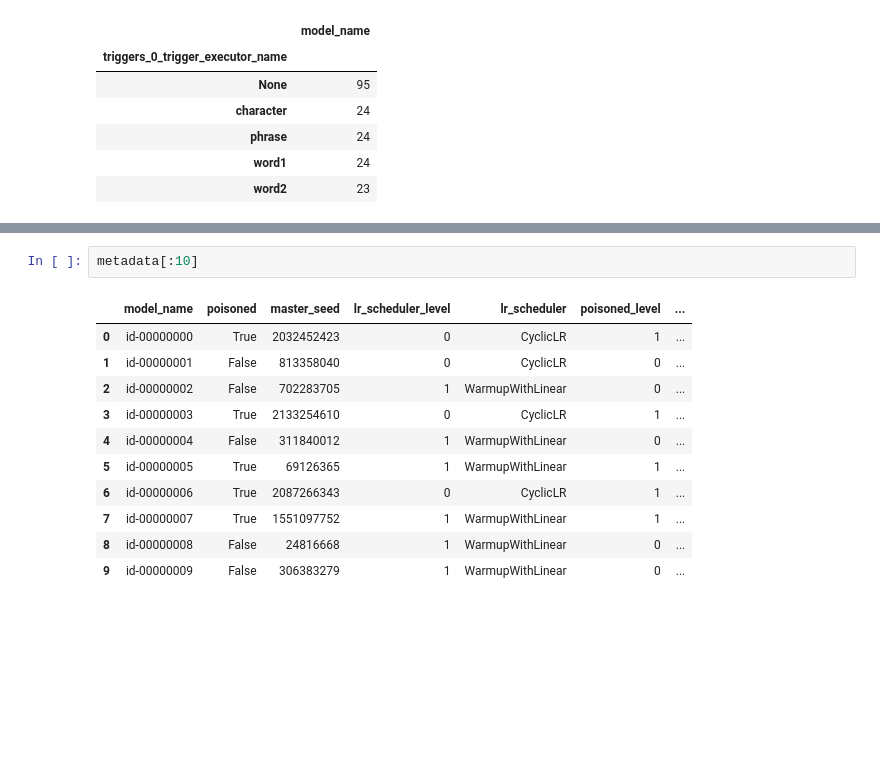
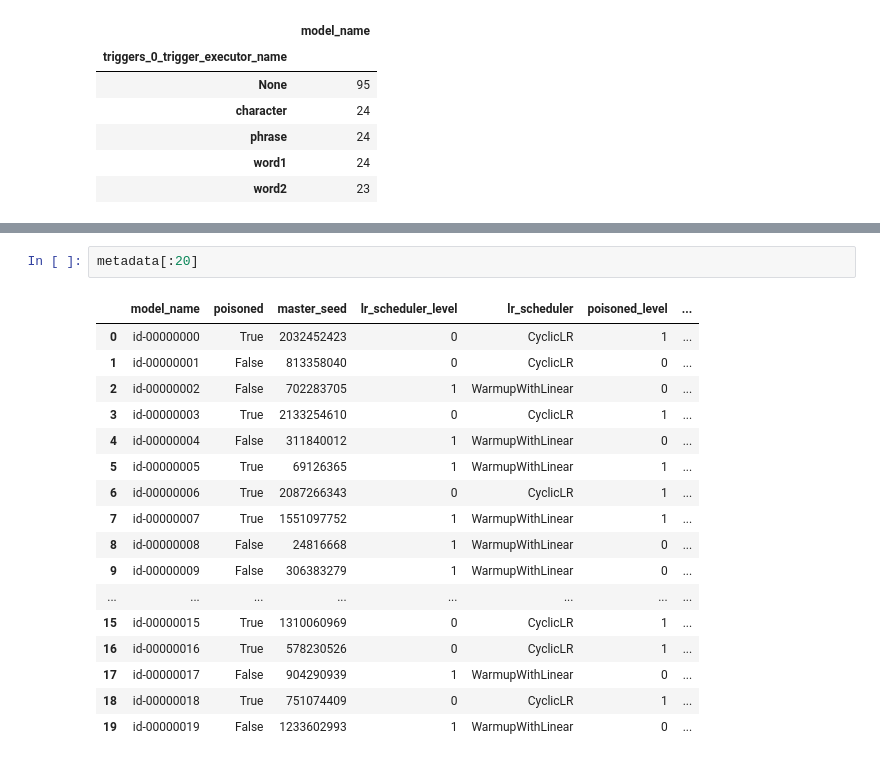
Before and after one commit to utrerf/TrojAI, a Jupyter notebook: NLP/round7/results_plots.ipynb, the cells around one changed output, grey strips where cells are left out. Drawn from its saved outputs; the diff is of its cells as text; blank space fills up the shorter version.

```diff
--- a/NLP/round7/results_plots.ipynb
+++ b/NLP/round7/results_plots.ipynb
@@ -275,14 +260,20 @@ df[df['model_name']=='id-00000188'].sort_values('trigger_asr')
 # %%
-metadata[:10]
+metadata[:20]
 # %% [output]
 |  | model_name | poisoned | master_seed | lr_scheduler_level | lr_scheduler | poisoned_level | ... |
 | 0 | id-00000000 | True | 2032452423 | 0 | CyclicLR | 1 | ... |
 | 1 | id-00000001 | False | 813358040 | 0 | CyclicLR | 0 | ... |
 | 2 | id-00000002 | False | 702283705 | 1 | WarmupWithLinear | 0 | ... |
 | 3 | id-00000003 | True | 2133254610 | 0 | CyclicLR | 1 | ... |
 | 4 | id-00000004 | False | 311840012 | 1 | WarmupWithLinear | 0 | ... |
 | 5 | id-00000005 | True | 69126365 | 1 | WarmupWithLinear | 1 | ... |
 | 6 | id-00000006 | True | 2087266343 | 0 | CyclicLR | 1 | ... |
 | 7 | id-00000007 | True | 1551097752 | 1 | WarmupWithLinear | 1 | ... |
 | 8 | id-00000008 | False | 24816668 | 1 | WarmupWithLinear | 0 | ... |
 | 9 | id-00000009 | False | 306383279 | 1 | WarmupWithLinear | 0 | ... |
+| ... | ... | ... | ... | ... | ... | ... | ... |
+| 15 | id-00000015 | True | 1310060969 | 0 | CyclicLR | 1 | ... |
+| 16 | id-00000016 | True | 578230526 | 0 | CyclicLR | 1 | ... |
+| 17 | id-00000017 | False | 904290939 | 1 | WarmupWithLinear | 0 | ... |
+| 18 | id-00000018 | True | 751074409 | 0 | CyclicLR | 1 | ... |
+| 19 | id-00000019 | False | 1233602993 | 1 | WarmupWithLinear | 0 | ... |
```
Also changed, not shown: parts of 23 cells of this notebook, 4 other files.
